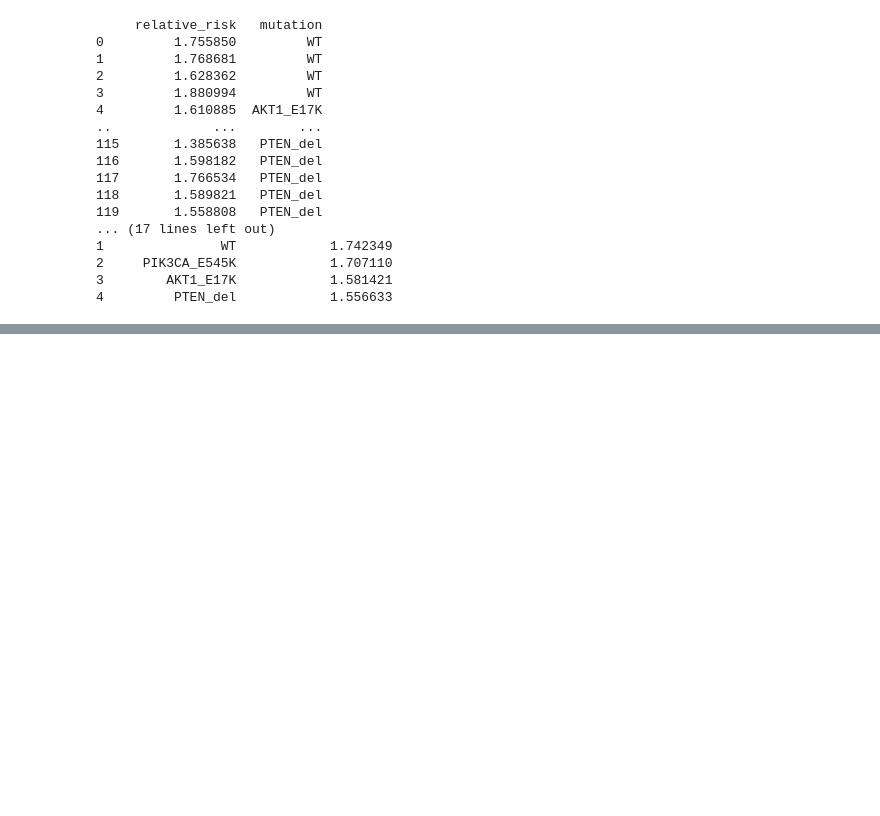
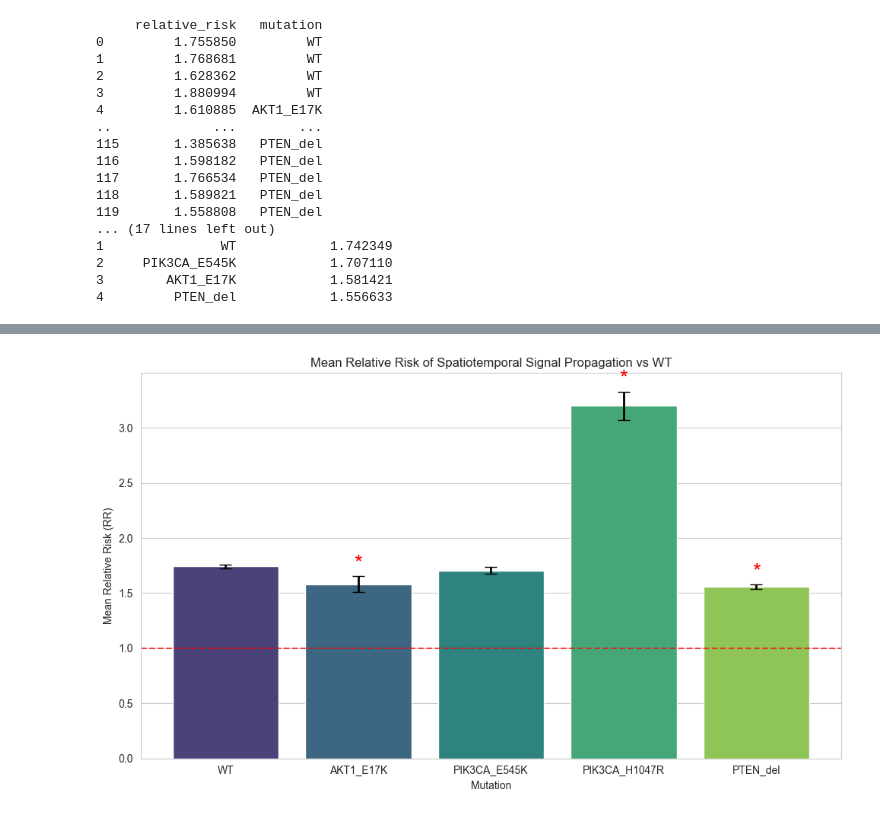
Before and after one commit to Dometta/Spacial_data, a Jupyter notebook: notebooks/TaskA1_MutationComparison.ipynb, the cells around one changed output, grey strips where cells are left out. Drawn from its saved outputs; the diff is of its cells as text; code cells hidden in the pictures; blank space fills up the shorter version.

```diff
--- a/notebooks/TaskA1_MutationComparison.ipynb
+++ b/notebooks/TaskA1_MutationComparison.ipynb
@@ -11,6 +13,7 @@ SCRIPTS_DIR  = PROJECT_ROOT / 'scripts'
 DATA_PATH    = PROJECT_ROOT / 'single-cell-tracks_exp1-6_noErbB2.csv.gz'
 META_PATH    = PROJECT_ROOT / '01-readme-experiment-description_2022-04-05.csv'
 OUTPUT_ROOT  = PROJECT_ROOT / 'analysis_outputs'
+CSV_ROOT = PROJECT_ROOT / 'outputs'
 
 SIGNAL_COL = 'ERKKTR_ratio'
 print('Setup complete.')
@@ -191,0 +242,80 @@ df_final
+# %%
+import matplotlib.pyplot as plt
+import seaborn as sns
+
+# WT appears first
+mutation_order = [
+    "WT",
+    "AKT1_E17K",
+    "PIK3CA_E545K",
+    "PIK3CA_H1047R",
+    "PTEN_del"
+]
+
+df_final["mutation"] = pd.Categorical(
+    df_final["mutation"],
+    categories=mutation_order,
+    ordered=True
+)
+
+df_final = df_final.sort_values("mutation")
+df_final = df_final.reset_index(drop=True)
+
+# Bar plot
+plt.figure(figsize=(10, 6))
+sns.set_style("whitegrid")
+
+ax = sns.barplot(
+    data=df_final,
+    x="mutation",
+    y="mean_relative_risk",
+    palette="viridis",
+    capsize=.1
+)
+
+# Error bars
+plt.errorbar(
+    x=range(len(df_final)),
+    y=df_final["mean_relative_risk"],
+    yerr=df_final["std_error"],
+    fmt='none',
+    ecolor='black',
+    elinewidth=2,
+    capsize=6,
+    capthick=1
+)
+
+# RR = 1 reference line
+plt.axhline(
+    y=1,
+    linestyle='--',
+    color='red',
+    linewidth=1.5,
+    alpha=0.7
+)
+
+
+# Add significance markers for p < 0.05
+for i, row in df_final.iterrows():
+    if row["significant"]:
+        ax.text(
+            i,
+            row["mean_relative_risk"] + row["std_error"] + 0.02,
+            "*",
+            ha='center',
+            va='bottom',
+            fontsize=20,
+            color='red'
+        )
+
+# Final plot formatting and export
+plt.title("Mean Relative Risk of Spatiotemporal Signal Propagation vs WT")
+plt.ylabel("Mean Relative Risk (RR)")
+plt.xlabel("Mutation")
+
+plt.tight_layout()
+
+plt.savefig(CSV_ROOT/"rr_comparison_plot.png")
+
+plt.show()
+# %% [output]
@@ -191,0 +325 @@ df_final
+[figure, added]
```
Also changed, not shown: parts of 11 cells of this notebook.
